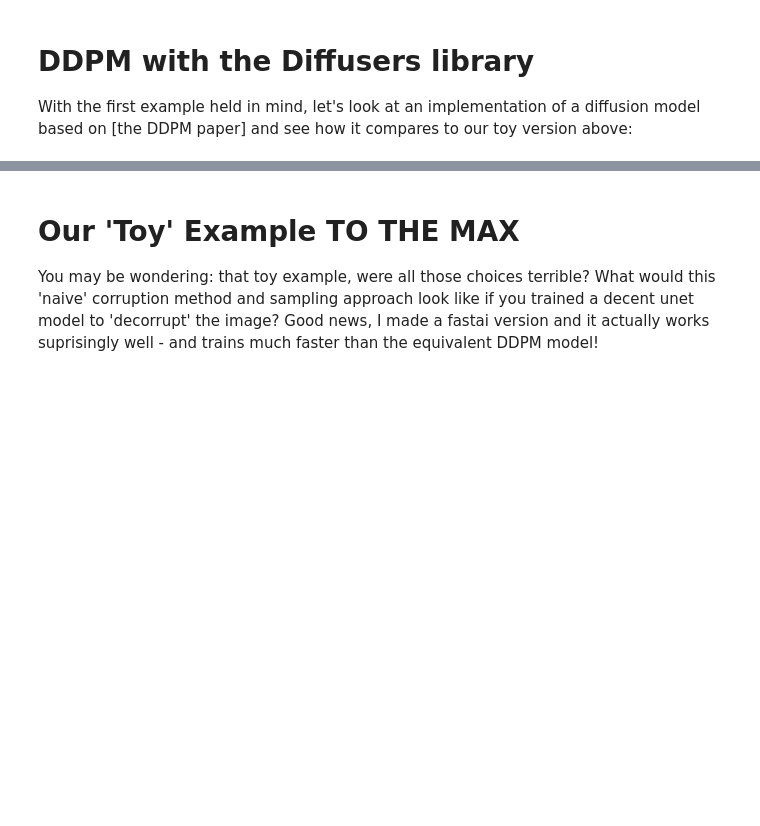
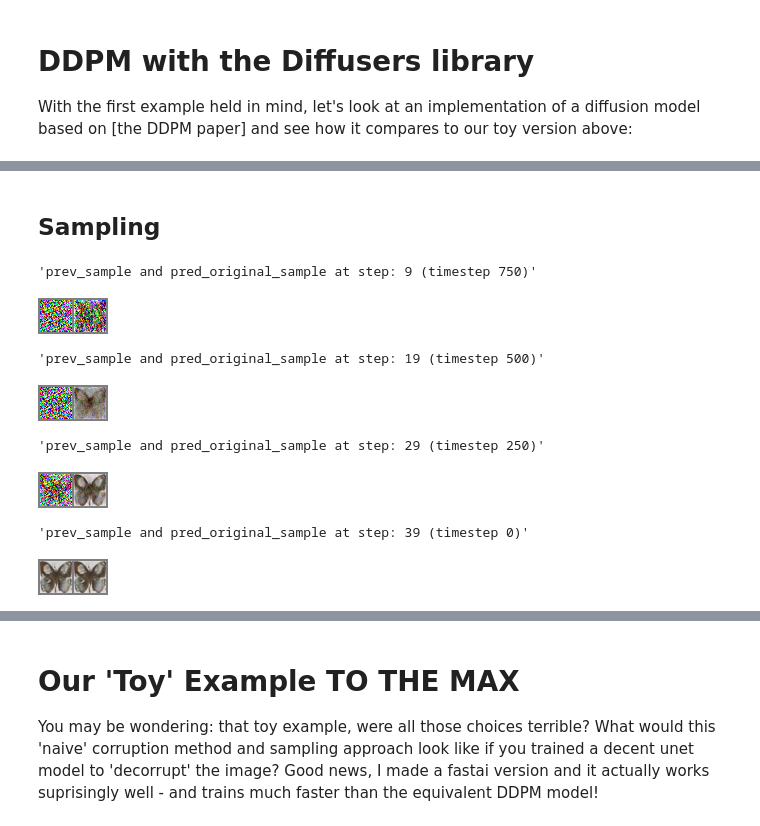
Before and after one commit to johnowhitaker/tglcourse, a Jupyter notebook: 12_DM1.ipynb, the cells around one changed output, grey strips where cells are left out. Drawn from its saved outputs; the diff is of its cells as text; code cells hidden in the pictures; blank space fills up the shorter version.

```diff
--- a/12_DM1.ipynb
+++ b/12_DM1.ipynb
@@ -753,0 +903,55 @@ With the first example held in mind, let's look at an implementation of a diffus
+# %% [markdown]
+## Sampling
+# %%
+import PIL.Image
+import numpy as np
+import tqdm
+import pdb
+
+def display_sample(sample, text=None):
+    # NB: clip to avoid overflows changing the display (issue in diffusers docs)
+    image_processed = sample.cpu().permute(0, 2, 3, 1).clip(-1,1)
+    image_processed = (image_processed + 1.0) * 127.5
+    image_processed = image_processed.numpy().astype(np.uint8)
+    image_pil = PIL.Image.fromarray(image_processed[0])
+    if text:
+      display(text)
+    display(image_pil)
+# %%
+# Doesn't have to be the same as scheduler we trained with
+from diffusers import DDIMScheduler
+sampling_scheduler = DDIMScheduler(num_train_timesteps=1000, tensor_format="pt")
+sampling_scheduler.set_timesteps(40)
+# Sample with this new scheduler
+sample = torch.randn(1, 3, 32, 32).to(device)
+
+for i, t in enumerate(sampling_scheduler.timesteps):
+
+  # Get model pred
+    with torch.no_grad():
+        residual = model(sample, t).sample
+
+    # Update sample with step
+    sample = sampling_scheduler.step(residual, t, sample).prev_sample
+
+    # 3. optionally look at image
+    if (i + 1) % 10 == 0:
+        # Soon we can do:
+        # pred_original_sample = scheduler.step(residual, t, sample).pred_original_sample
+        # But for now we steal code from step:
+        # Look at predicted output image if this is the noise (see sampler code for formula)
+        alpha_prod_t = sampling_scheduler.alphas_cumprod[t]
+        beta_prod_t = 1 - alpha_prod_t
+        pred_original_sample = (sample - beta_prod_t ** (0.5) * residual) / alpha_prod_t ** (0.5)
+
+        preview_im = torchvision.utils.make_grid(torch.cat([sample, pred_original_sample], dim=0)).unsqueeze(0)
+        display_sample(preview_im, f'prev_sample and pred_original_sample at step: {i} (timestep {t})')
+# %% [output]
+'prev_sample and pred_original_sample at step: 9 (timestep 750)'
+[figure, added]
+'prev_sample and pred_original_sample at step: 19 (timestep 500)'
+[figure, added]
+'prev_sample and pred_original_sample at step: 29 (timestep 250)'
+[figure, added]
+'prev_sample and pred_original_sample at step: 39 (timestep 0)'
+[figure, added]
```
Also changed, not shown: parts of 11 cells of this notebook.
